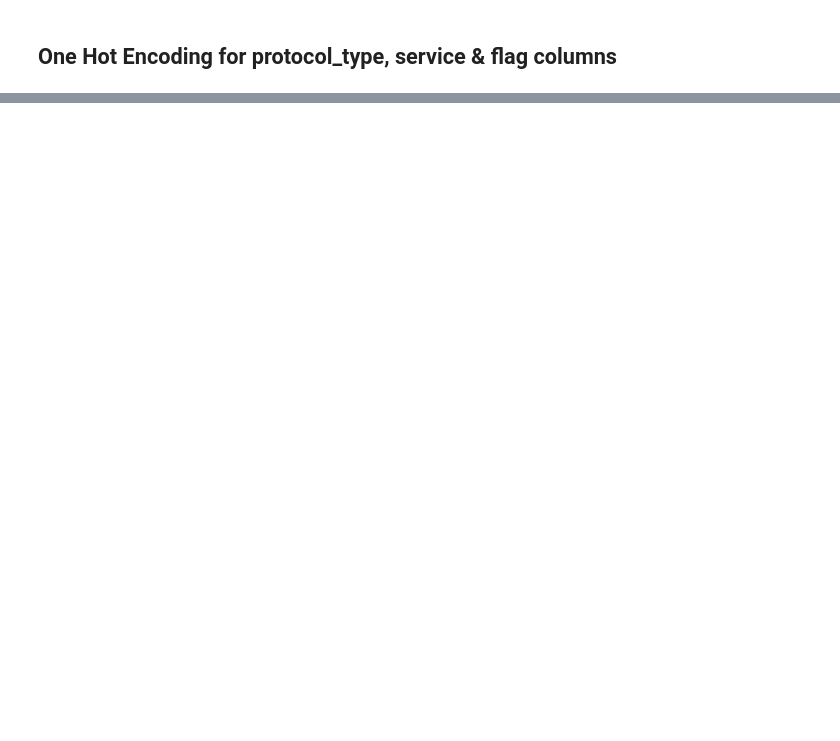
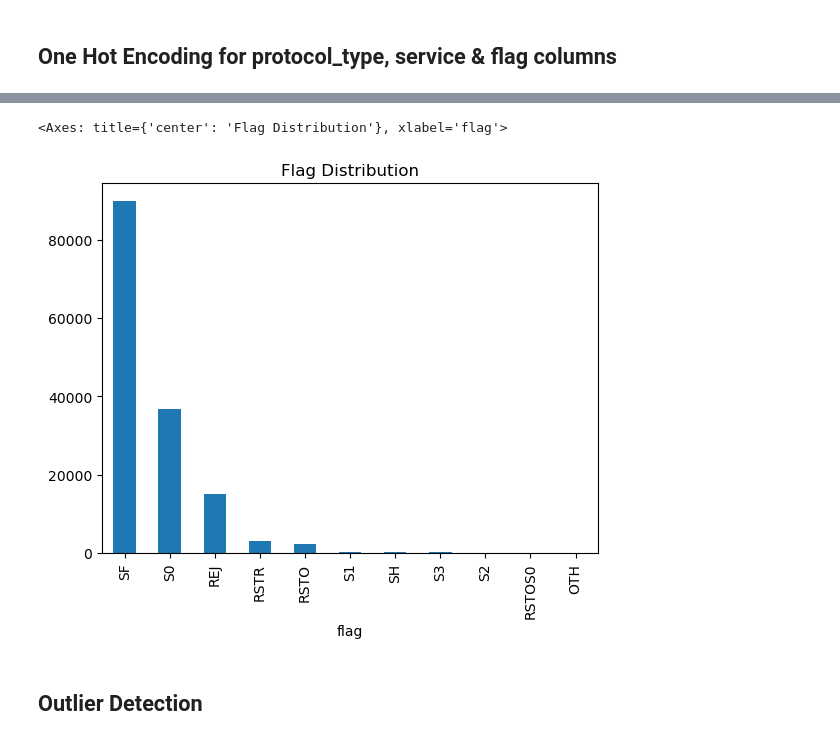
Before and after one commit to bnlcj98/AI-Assignment, a Jupyter notebook: Jupyter-Code.ipynb, the cells around one changed output, grey strips where cells are left out. Cells and saved outputs as stored; diff of their text form; code cells hidden in the pictures; blank space fills up the shorter version.

```diff
--- a/Jupyter-Code.ipynb
+++ b/Jupyter-Code.ipynb
@@ -117,0 +228,8 @@ df_encoded
+# %%
+#Bar plot for flag distribution
+df['flag'].value_counts().plot(kind='bar', title='Flag Distribution')
+# %% [output]
+<Axes: title={'center': 'Flag Distribution'}, xlabel='flag'>
+[figure, added]
+# %% [markdown]
+## Outlier Detection
```
Also changed, not shown: parts of 43 cells of this notebook.
